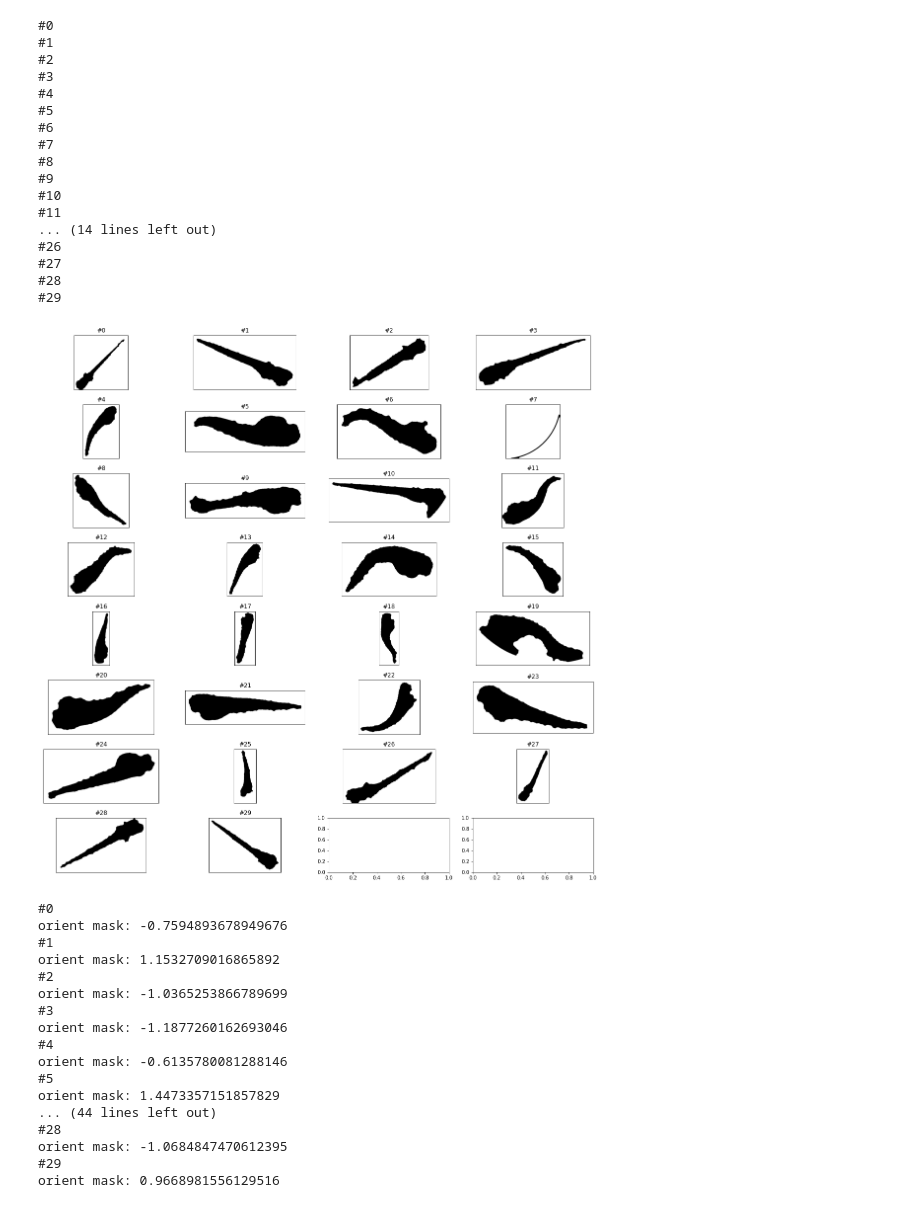
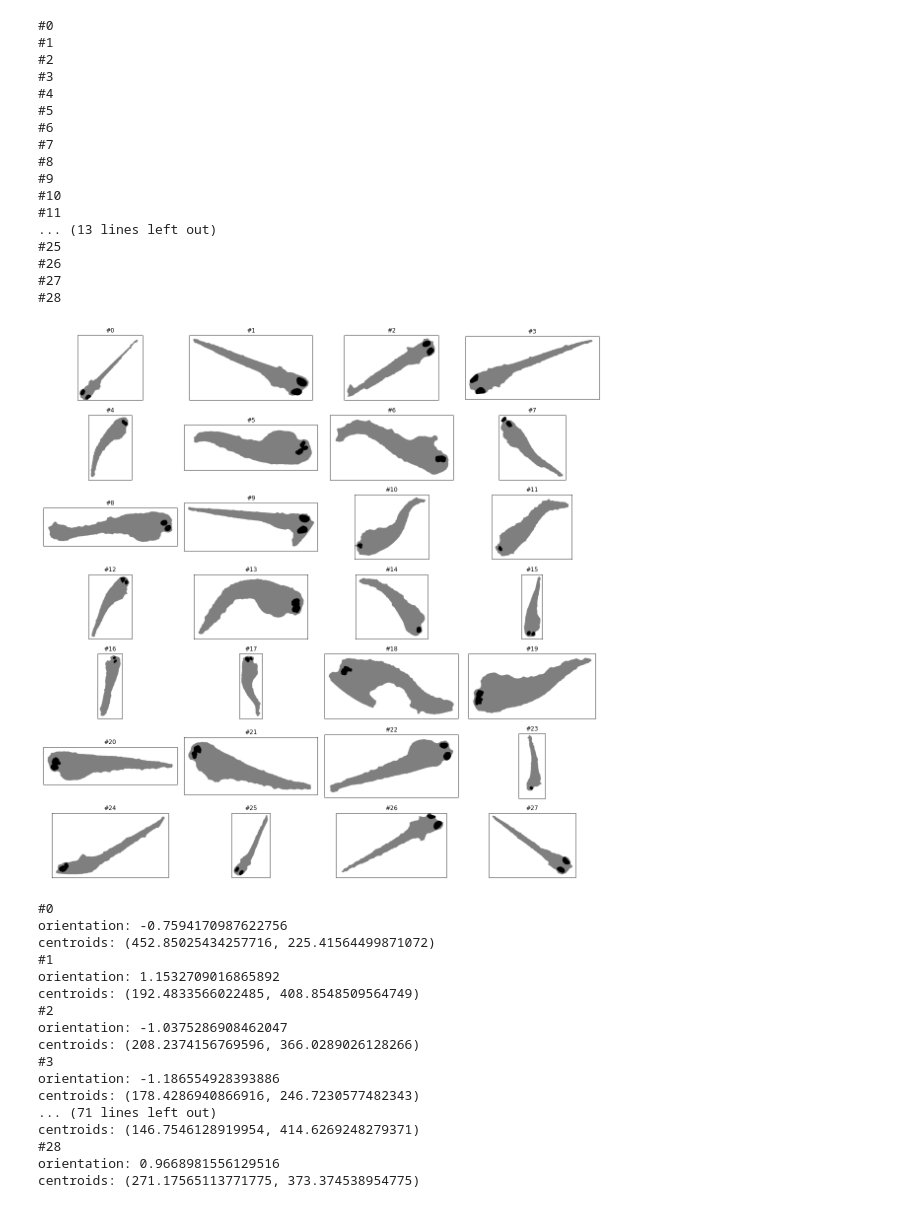
Before and after one commit to gimesia/zebrafisher, a Jupyter notebook: src/measure/test1.ipynb, the cells around one changed output. Drawn from its saved outputs; the diff is of its cells as text; code cells hidden in the pictures.

```diff
--- a/src/measure/test1.ipynb
+++ b/src/measure/test1.ipynb
@@ -56,7 +56,8 @@ fish_names = os.listdir()
 os.chdir('C:\\Users\\gimes\\source\\repos\\zebra_fishy\\src')
 
 fishes = []
-fishes_ = []
+successful_fishes = []
+bad_names = []
 for name in fish_names[::]:
     print(name)
     fishes.append(InputImage(name))
@@ -65,8 +66,10 @@ for i, fish in enumerate(fishes):
     fish.processed = normalize_0_255(fish.processed)
     fish = find_well_props(fish)
     fish = find_fish_props(fish)
-    if (fish.fish_props.has_fish and fish.fish_props.has_fish):
-        fishes_.append(fish)
+    if fish.fish_props.has_fish and fish.fish_props.has_fish:
+        successful_fishes.append(fish)
+    else:
+        bad_names.append(fish)
 # %% [output]
 zf1.JPG
 Reading in file from:
@@ -109,10 +112,10 @@ plot_images(list(map(lambda x: (x.fish_props.mask.cropped), fishes)), nums=True)
 # %%
 masks = []
 
-for i, fish in enumerate(fishes_):
+for i, fish in enumerate(successful_fishes):
     print(f'#{i}')
     if fish.fish_props.has_fish: masks.append(fish.fish_props.mask.cropped)
-plot_images(masks, nums=True)
+plot_images(masks, nums=True, title="Masks")
 # %% [output]
 #0
 #1
@@ -137,9 +140,9 @@ eyes = []
 
 from src.utils import show_img
 
-for i, fish in enumerate(fishes_):
+for i, fish in enumerate(successful_fishes):
     print(f'#{i}')
-    eyes.append(fish.fish_props.eyes * fish.fish_props.cropped_og)
+    eyes.append(fish.fish_props.eyes)
 
 plot_images(eyes, nums=True)
 # %% [output]
@@ -164,65 +167,65 @@ plot_images(eyes, nums=True)
 # %%
-
 from skimage.morphology import disk, binary_closing
 
-maks = []
-_proc = []
+eyes_on_body = []
 
-for i, fish in enumerate(fishes_):
+for i, fish in enumerate(successful_fishes[::]):
     print(f"#{i}")
-    og = fish.fish_props.cropped_og if not fishes[i].fish_props.rotated else fish.fish_props.cropped_og.transpose()
-    maks.append(binary_closing(fish.fish_props.mask.cropped.astype(float) + eyes[i].astype(float), disk(15)))
-plot_images(maks, nums=True)
+    if fish.fish_props.has_eyes:
+        eyes_on_body.append((fish.fish_props.mask.cropped.astype(float) + fish.fish_props.eyes.astype(float)))
+plot_images(eyes_on_body, nums=True)
 # %% [output]
 #0
 #1
 #2
 #3
 #4
 #5
 #6
 #7
 #8
 #9
 #10
 #11
-... (14 lines left out)
+... (13 lines left out)
+#25
 #26
 #27
 #28
-#29
-[figure, old version]
+[figure, new version]
 # %%
 from skimage.measure import regionprops
 from skimage.measure import label
 
-all_ = []
-ori = []
+orientations = []
+centroids = []
 
 for i, t in enumerate(masks):
     print(f'#{i}')
     o = regionprops(label(masks[i]))[0].orientation
-    ori.append(o)
-    all_.append(t)
-    print(f'orient mask: {o}')
+    c = regionprops(label(masks[i]))[0].centroid
+    orientations.append(o)
+    centroids.append(c)
+    print(f'orientation: {o}')
+    print(f'centroids: {c}')
 # %% [output]
 #0
-orient mask: -0.7594893678949676
+orientation: -0.7594170987622756
+centroids: (452.85025434257716, 225.41564499871072)
 #1
-orient mask: 1.1532709016865892
+orientation: 1.1532709016865892
+centroids: (192.4833566022485, 408.8548509564749)
 #2
-orient mask: -1.0365253866789699
+orientation: -1.0375286908462047
+centroids: (208.2374156769596, 366.0289026128266)
 #3
-orient mask: -1.1877260162693046
-#4
-orient mask: -0.6135780081288146
-#5
-orient mask: 1.4473357151857829
-... (44 lines left out)
+orientation: -1.186554928393886
+centroids: (178.4286940866916, 246.7230577482343)
+... (71 lines left out)
+centroids: (146.7546128919954, 414.6269248279371)
 #28
-orient mask: -1.0684847470612395
-#29
-orient mask: 0.9668981556129516
+orientation: 0.9668981556129516
+centroids: (271.17565113771775, 373.374538954775)
 # %%
 from src.utils import get_bounding_box_obj
 import numpy as np
```
Also changed, not shown: parts of 14 cells of this notebook, 7 other files.
